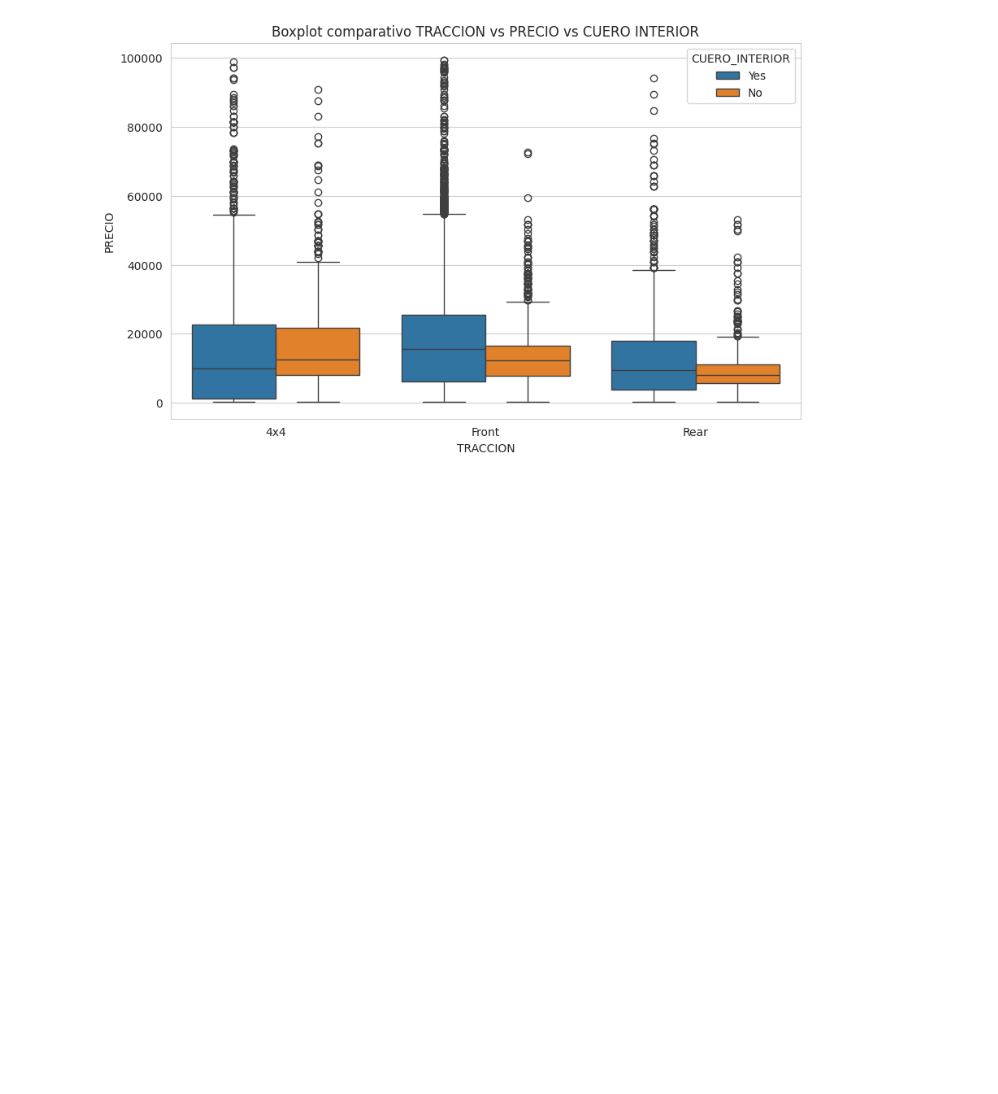
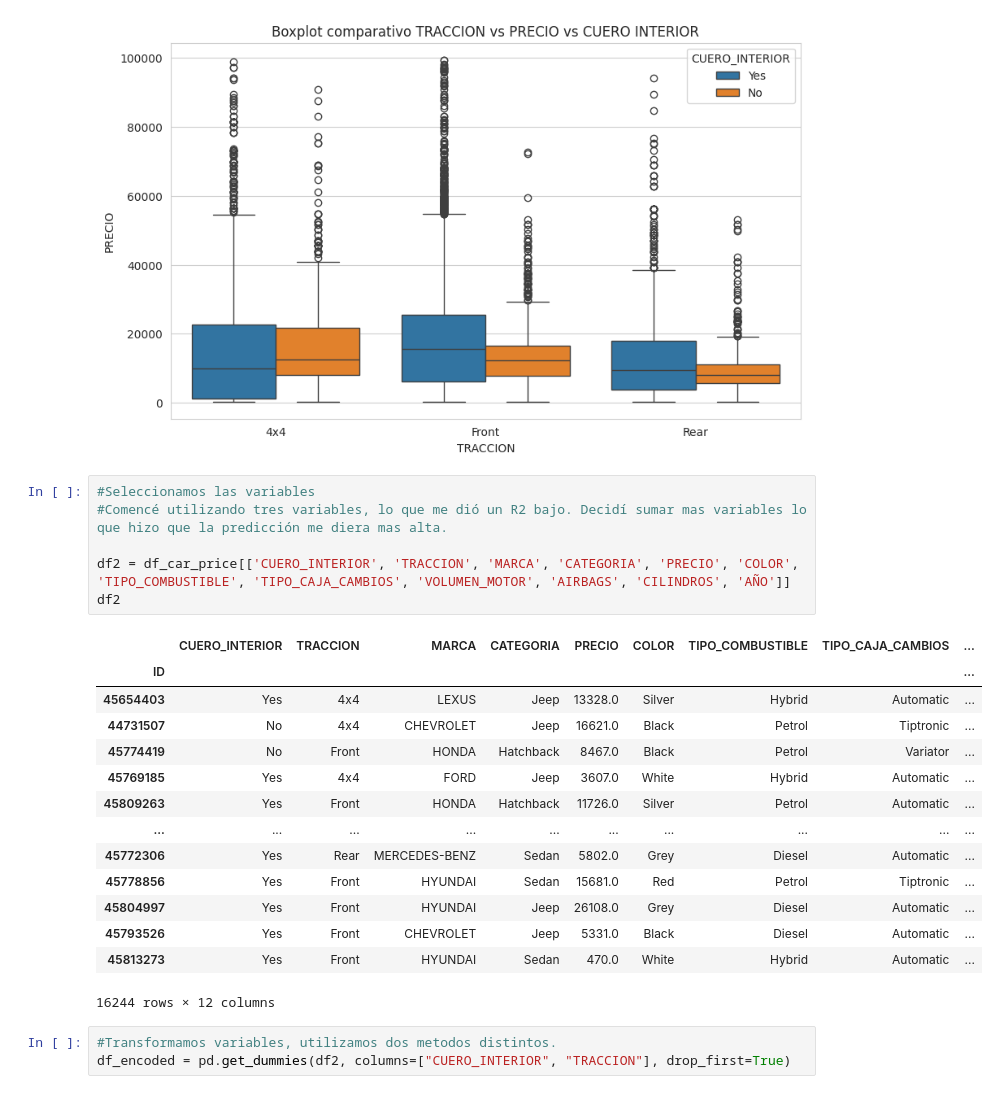
Before and after one commit to abriolajuan/DSEntregaAbriola, a Jupyter notebook: EntregaDS_ABRIOLA.ipynb, the cells around one changed output. Cells and saved outputs as stored; diff of their text form; blank space fills up the shorter version.

```diff
--- a/EntregaDS_ABRIOLA.ipynb
+++ b/EntregaDS_ABRIOLA.ipynb
@@ -382,3 +387,27 @@ plt.ylabel('PRECIO')
 # %% [output]
 Text(0, 0.5, 'PRECIO')
 [figure]
+# %%
+#Seleccionamos las variables
+#Comencé utilizando tres variables, lo que me dió un R2 bajo. Decidí sumar mas variables lo que hizo que la predicción me diera mas alta.
+
+df2 = df_car_price[['CUERO_INTERIOR', 'TRACCION', 'MARCA', 'CATEGORIA', 'PRECIO', 'COLOR', 'TIPO_COMBUSTIBLE', 'TIPO_CAJA_CAMBIOS', 'VOLUMEN_MOTOR', 'AIRBAGS', 'CILINDROS', 'AÑO']]
+df2
+# %% [output]
+|  | CUERO_INTERIOR | TRACCION | MARCA | CATEGORIA | PRECIO | COLOR | TIPO_COMBUSTIBLE | TIPO_CAJA_CAMBIOS | ... |
+| ID |  |  |  |  |  |  |  |  | ... |
+| 45654403 | Yes | 4x4 | LEXUS | Jeep | 13328.0 | Silver | Hybrid | Automatic | ... |
+| 44731507 | No | 4x4 | CHEVROLET | Jeep | 16621.0 | Black | Petrol | Tiptronic | ... |
+| 45774419 | No | Front | HONDA | Hatchback | 8467.0 | Black | Petrol | Variator | ... |
+| 45769185 | Yes | 4x4 | FORD | Jeep | 3607.0 | White | Hybrid | Automatic | ... |
+| 45809263 | Yes | Front | HONDA | Hatchback | 11726.0 | Silver | Petrol | Automatic | ... |
+| ... | ... | ... | ... | ... | ... | ... | ... | ... | ... |
+| 45772306 | Yes | Rear | MERCEDES-BENZ | Sedan | 5802.0 | Grey | Diesel | Automatic | ... |
+| 45778856 | Yes | Front | HYUNDAI | Sedan | 15681.0 | Red | Petrol | Tiptronic | ... |
+| 45804997 | Yes | Front | HYUNDAI | Jeep | 26108.0 | Grey | Diesel | Automatic | ... |
+| 45793526 | Yes | Front | CHEVROLET | Jeep | 5331.0 | Black | Diesel | Automatic | ... |
+| 45813273 | Yes | Front | HYUNDAI | Sedan | 470.0 | White | Hybrid | Automatic | ... |
+16244 rows × 12 columns
+# %%
+#Transformamos variables, utilizamos dos metodos distintos.
+df_encoded = pd.get_dummies(df2, columns=["CUERO_INTERIOR", "TRACCION"], drop_first=True)
```
Also changed, not shown: parts of 11 cells of this notebook.
